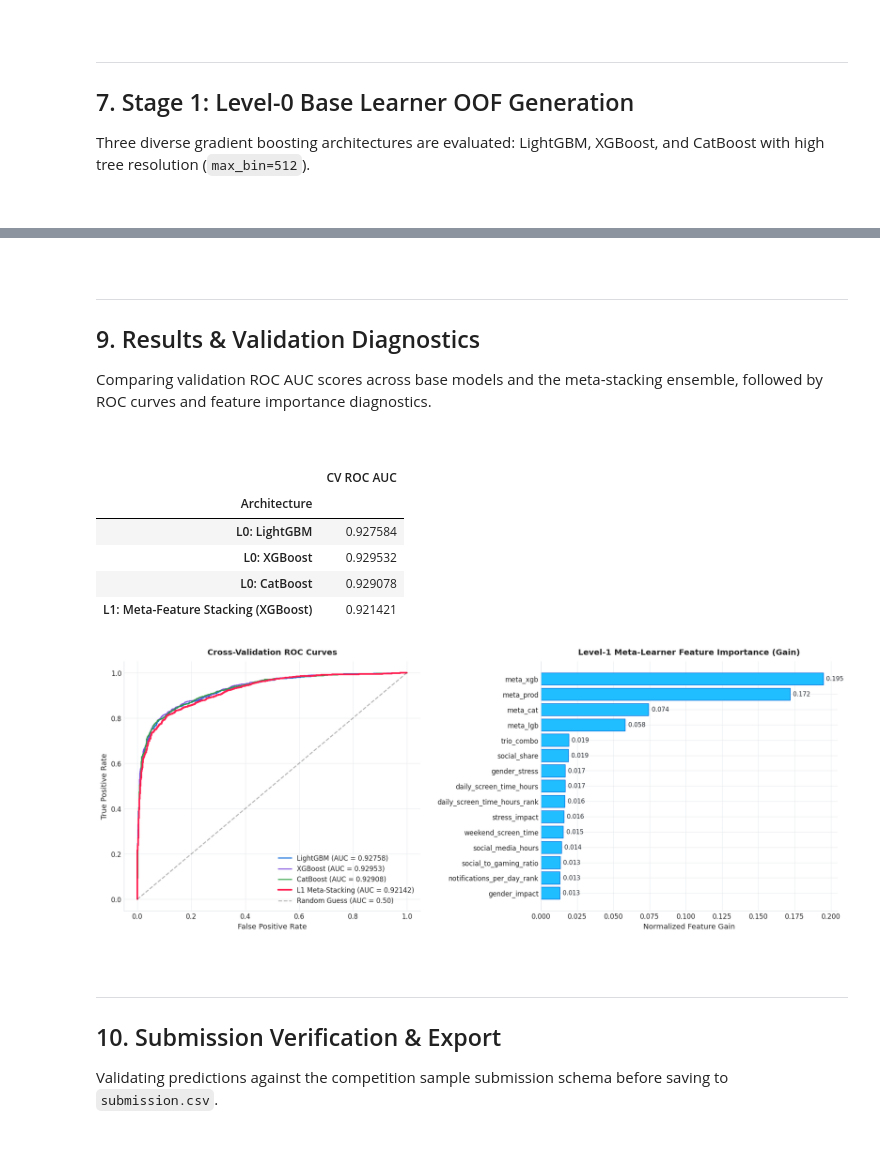
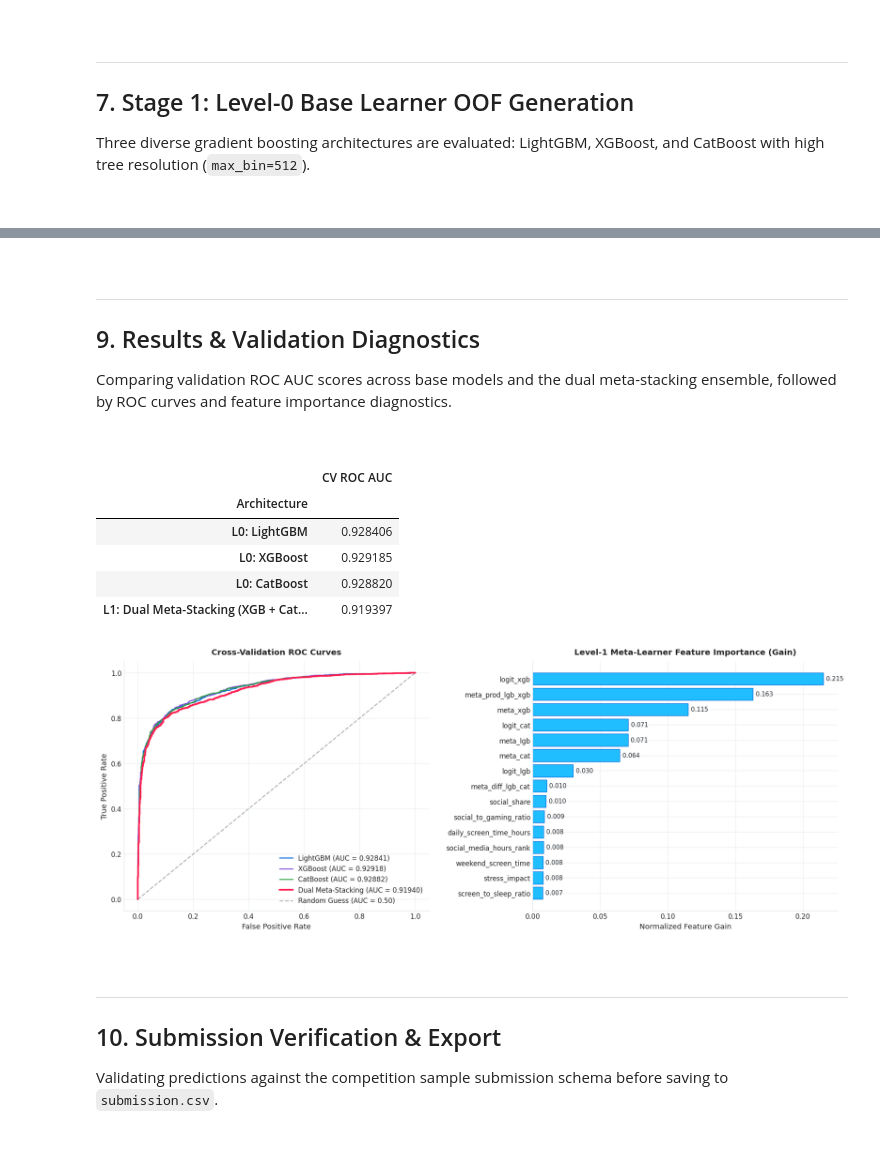
Before and after one commit to Amey-Thakur/KAGGLE-COMPETITIONS, a Jupyter notebook: Competitions/Predicting Smartphone Addiction/predicting-smartphone-addiction.ipynb, the cells around one changed output, grey strips where cells are left out. Cells and saved outputs as stored; diff of their text form; code cells hidden in the pictures.

```diff
--- a/Competitions/Predicting Smartphone Addiction/predicting-smartphone-addiction.ipynb
+++ b/Competitions/Predicting Smartphone Addiction/predicting-smartphone-addiction.ipynb
@@ -393,9 +387,9 @@ Three diverse gradient boosting architectures are evaluated: LightGBM, XGBoost,
 <br>
 # %%
 models = {
-    "LightGBM": LGBMClassifier(n_estimators=750, learning_rate=0.03, num_leaves=63, max_depth=7, max_bin=512, colsample_bytree=0.65, subsample=0.8, random_state=SEED, n_jobs=-1, verbose=-1),
-    "XGBoost": XGBClassifier(n_estimators=750, learning_rate=0.03, max_depth=7, max_bin=512, tree_method="hist", colsample_bytree=0.65, subsample=0.8, enable_categorical=True, eval_metric="auc", random_state=SEED, n_jobs=-1),
-    "CatBoost": CatBoostClassifier(iterations=750, learning_rate=0.03, depth=7, cat_features=cat_cols, random_state=SEED, thread_count=-1, verbose=0)
+    "LightGBM": LGBMClassifier(n_estimators=1200, learning_rate=0.025, num_leaves=63, max_depth=7, max_bin=512, colsample_bytree=0.65, subsample=0.8, random_state=SEED, n_jobs=-1, verbose=-1),
+    "XGBoost": XGBClassifier(n_estimators=1200, learning_rate=0.025, max_depth=7, max_bin=512, tree_method="hist", colsample_bytree=0.65, subsample=0.8, enable_categorical=True, eval_metric="auc", random_state=SEED, n_jobs=-1),
+    "CatBoost": CatBoostClassifier(iterations=1200, learning_rate=0.025, depth=7, cat_features=cat_cols, random_state=SEED, thread_count=-1, verbose=0)
 }
 
 oof_matrix = np.zeros((len(train_feat), len(models)))
@@ -490,7 +525,7 @@ with tb.timer("Training Level-1 Meta-Learner"):
 <a name="results"></a>
 ## 9. Results & Validation Diagnostics
 
-Comparing validation ROC AUC scores across base models and the meta-stacking ensemble, followed by ROC curves and feature importance diagnostics.
+Comparing validation ROC AUC scores across base models and the dual meta-stacking ensemble, followed by ROC curves and feature importance diagnostics.
 
 <br>
 # %%
@@ -499,8 +534,8 @@ for i, name in enumerate(models.keys()):
     auc = roc_auc_score(train_feat[TARGET], oof_matrix[:, i])
     results.append({"Architecture": f"L0: {name}", "CV ROC AUC": auc})
 
-meta_auc = roc_auc_score(train_meta[TARGET], oof_meta_final)
-results.append({"Architecture": "L1: Meta-Feature Stacking (XGBoost)", "CV ROC AUC": meta_auc})
+meta_auc = roc_auc_score(train_meta[TARGET], oof_final)
+results.append({"Architecture": "L1: Dual Meta-Stacking (XGB + CatBoost Meta)", "CV ROC AUC": meta_auc})
 
 results_df = pd.DataFrame(results).set_index("Architecture")
 display(results_df)
@@ -512,41 +547,41 @@ fig, (ax1, ax2) = plt.subplots(1, 2, figsize=(16, 6.5), dpi=120)
 colors = ["#0969DA", "#8250DF", "#2EA043"]
 for i, name in enumerate(models.keys()):
     fpr, tpr, _ = roc_curve(train_feat[TARGET], oof_matrix[:, i])
     ax1.plot(fpr, tpr, label=f"{name} (AUC = {results[i]['CV ROC AUC']:.5f})", color=colors[i], linewidth=1.5)
 
-fpr_meta, tpr_meta, _ = roc_curve(train_meta[TARGET], oof_meta_final)
-ax1.plot(fpr_meta, tpr_meta, label=f"L1 Meta-Stacking (AUC = {meta_auc:.5f})", color="#FF2052", linewidth=2.5)
+fpr_meta, tpr_meta, _ = roc_curve(train_meta[TARGET], oof_final)
+ax1.plot(fpr_meta, tpr_meta, label=f"Dual Meta-Stacking (AUC = {meta_auc:.5f})", color="#FF2052", linewidth=2.5)
 ax1.plot([0, 1], [0, 1], "k--", alpha=0.3, label="Random Guess (AUC = 0.50)")
 ax1.set_title("Cross-Validation ROC Curves", fontsize=12, weight="bold", pad=10)
 ax1.set_xlabel("False Positive Rate", fontsize=11)
 ax1.set_ylabel("True Positive Rate", fontsize=11)
 ax1.legend(loc="lower right", framealpha=0.9, edgecolor="#E1E4E8", fontsize=10)
 
 # Panel 2: Top 15 Meta-Learner Features
-importances = pd.Series(meta_model.feature_importances_, index=META_FEATURES).sort_values(ascending=False).head(15)
+importances = pd.Series(meta_xgb.feature_importances_, index=META_FEATURES).sort_values(ascending=False).head(15)
 bars = ax2.barh(range(len(importances)), importances.values, color="#20BEFF", edgecolor="#0969DA", linewidth=0.8)
 ax2.set_yticks(range(len(importances)))
 ax2.set_yticklabels(importances.index, fontsize=10)
 ax2.invert_yaxis()
 ax2.set_title("Level-1 Meta-Learner Feature Importance (Gain)", fontsize=12, weight="bold", pad=10)
 ax2.set_xlabel("Normalized Feature Gain", fontsize=11)
 
 # Annotate exact numerical values on bars
 for bar in bars:
     w = bar.get_width()
     ax2.text(w + 0.002, bar.get_y() + bar.get_height()/2, f"{w:.3f}", va="center", ha="left", fontsize=9, color="#24292F")
 
 sns.despine(top=True, right=True)
 plt.tight_layout(pad=2.5)
 plt.show()
 # %% [output]
 |  | CV ROC AUC |
 | Architecture |  |
-| L0: LightGBM | 0.927584 |
-| L0: XGBoost | 0.929532 |
-| L0: CatBoost | 0.929078 |
-| L1: Meta-Feature Stacking (XGBoost) | 0.921421 |
+| L0: LightGBM | 0.928406 |
+| L0: XGBoost | 0.929185 |
+| L0: CatBoost | 0.928820 |
+| L1: Dual Meta-Stacking (XGB + Cat... | 0.919397 |
-[figure, old version]
+[figure, new version]
 # %% [markdown]
 <br>
 
```
Also changed, not shown: parts of 9 cells of this notebook.
